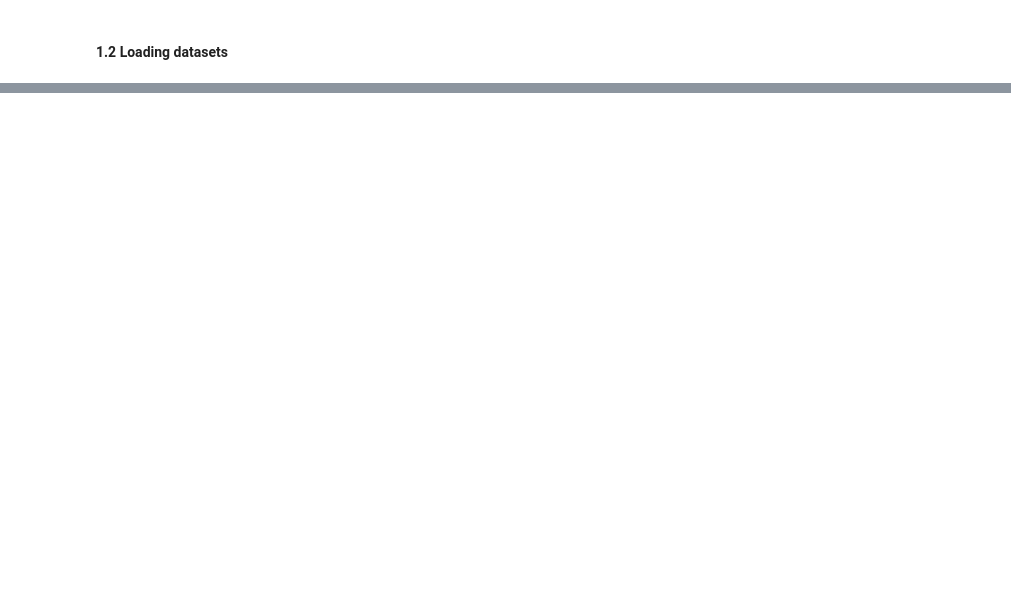
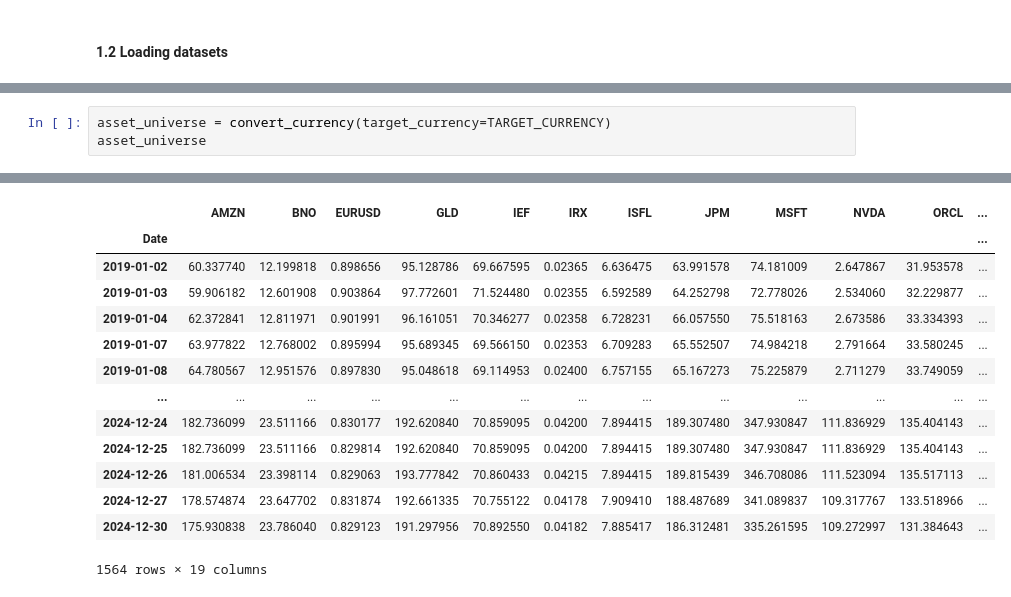
Before and after one commit to jamesafh99/finance-project, a Jupyter notebook: notebooks/01_data_cleaning.ipynb, the cells around one changed output, grey strips where cells are left out. Drawn from its saved outputs; the diff is of its cells as text; blank space fills up the shorter version.

```diff
--- a/notebooks/01_data_cleaning.ipynb
+++ b/notebooks/01_data_cleaning.ipynb
@@ -150,0 +29,4 @@ dtype: bool
+# %%
+asset_universe = convert_currency(target_currency=TARGET_CURRENCY)
+asset_universe
+# %% [output]
@@ -150,0 +50,14 @@ dtype: bool
+|  | AMZN | BNO | EURUSD | GLD | IEF | IRX | ISFL | JPM | MSFT | NVDA | ORCL | ... |
+| Date |  |  |  |  |  |  |  |  |  |  |  | ... |
+| 2019-01-02 | 60.337740 | 12.199818 | 0.898656 | 95.128786 | 69.667595 | 0.02365 | 6.636475 | 63.991578 | 74.181009 | 2.647867 | 31.953578 | ... |
+| 2019-01-03 | 59.906182 | 12.601908 | 0.903864 | 97.772601 | 71.524480 | 0.02355 | 6.592589 | 64.252798 | 72.778026 | 2.534060 | 32.229877 | ... |
+| 2019-01-04 | 62.372841 | 12.811971 | 0.901991 | 96.161051 | 70.346277 | 0.02358 | 6.728231 | 66.057550 | 75.518163 | 2.673586 | 33.334393 | ... |
+| 2019-01-07 | 63.977822 | 12.768002 | 0.895994 | 95.689345 | 69.566150 | 0.02353 | 6.709283 | 65.552507 | 74.984218 | 2.791664 | 33.580245 | ... |
+| 2019-01-08 | 64.780567 | 12.951576 | 0.897830 | 95.048618 | 69.114953 | 0.02400 | 6.757155 | 65.167273 | 75.225879 | 2.711279 | 33.749059 | ... |
+| ... | ... | ... | ... | ... | ... | ... | ... | ... | ... | ... | ... | ... |
+| 2024-12-24 | 182.736099 | 23.511166 | 0.830177 | 192.620840 | 70.859095 | 0.04200 | 7.894415 | 189.307480 | 347.930847 | 111.836929 | 135.404143 | ... |
+| 2024-12-25 | 182.736099 | 23.511166 | 0.829814 | 192.620840 | 70.859095 | 0.04200 | 7.894415 | 189.307480 | 347.930847 | 111.836929 | 135.404143 | ... |
+| 2024-12-26 | 181.006534 | 23.398114 | 0.829063 | 193.777842 | 70.860433 | 0.04215 | 7.894415 | 189.815439 | 346.708086 | 111.523094 | 135.517113 | ... |
+| 2024-12-27 | 178.574874 | 23.647702 | 0.831874 | 192.661335 | 70.755122 | 0.04178 | 7.909410 | 188.487689 | 341.089837 | 109.317767 | 133.518966 | ... |
+| 2024-12-30 | 175.930838 | 23.786040 | 0.829123 | 191.297956 | 70.892550 | 0.04182 | 7.885417 | 186.312481 | 335.261595 | 109.272997 | 131.384643 | ... |
+1564 rows × 19 columns
```
Also changed, not shown: parts of 22 cells of this notebook, 6 other files.
